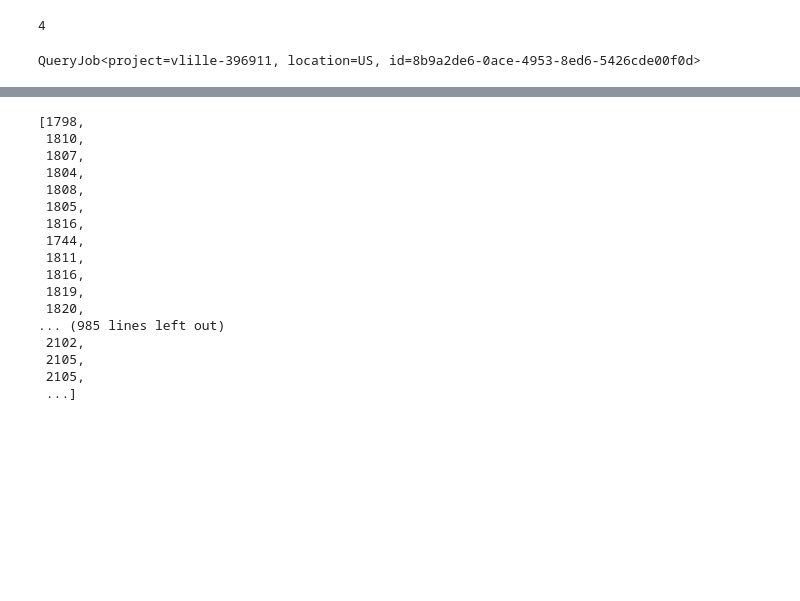
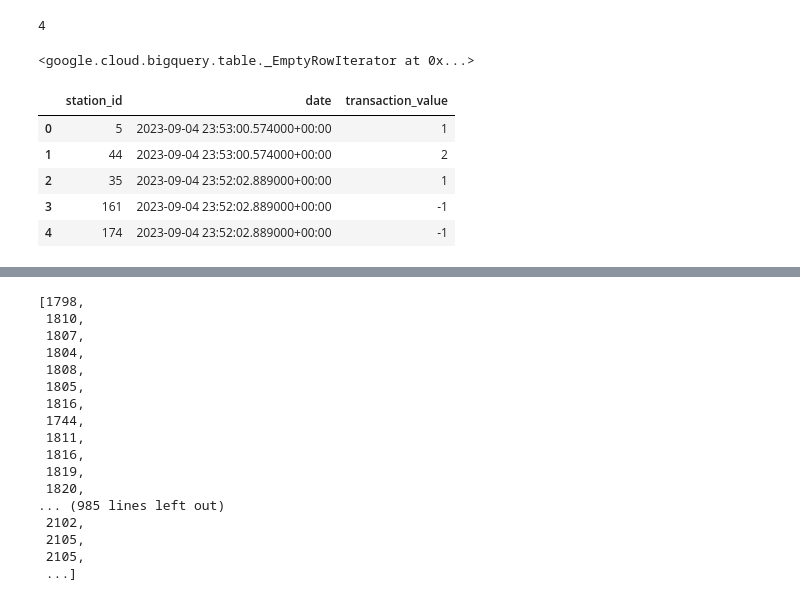
Before and after one commit to yzpt/vlille_gcp, a Jupyter notebook: dashboard/nb.ipynb, the cells around one changed output, grey strips where cells are left out. Drawn from its saved outputs; the diff is of its cells as text; code cells hidden in the pictures; blank space fills up the shorter version.

```diff
--- a/dashboard/nb.ipynb
+++ b/dashboard/nb.ipynb
@@ -275,24 +275,22 @@ def handle_marker_click(station_libelle, nb_days_ago):
 # nom, libelle, date,value
 
 query = """
-CREATE OR REPLACE TABLE `vlille-396911.flask_dataset.transactions_test` AS
+CREATE OR REPLACE TABLE `vlille-gcp.vlille_gcp_dataset.transactions_test` AS
 WITH RankedTransactions AS (
   SELECT
-    nom,
-    libelle,
-    datemiseajour AS date,
-    nbvelosdispo AS nbvelosdispo_current,
-    LAG(nbvelosdispo, 1) OVER (PARTITION BY nom ORDER BY datemiseajour) AS nbvelosdispo_previous
+    station_id,
+    record_timestamp AS date,
+    nb_velos_dispo AS nbvelosdispo_current,
+    LAG(nb_velos_dispo, 1) OVER (PARTITION BY station_id ORDER BY record_timestamp) AS nbvelosdispo_previous
   FROM
-    `vlille-396911.flask_dataset.data_rm_duplicate`
+    `vlille-gcp.vlille_gcp_dataset.records`
 
-  WHERE datemiseajour >= '2023-08-25' and datemiseajour <= '2023-09-15'
+  WHERE DATE(record_timestamp) >= '2023-08-25'
 )
 
 SELECT
-  nom,
+  station_id,
   date,
-  libelle,
   IFNULL(nbvelosdispo_previous, 0) - nbvelosdispo_current AS transaction_value
 FROM
   RankedTransactions
@@ -302,10 +300,31 @@ WHERE
 ORDER BY
   date DESC;
   """
+
+# Run the BigQuery query
+query_job = client.query(query)
+results = query_job.result()
+results
+# %% [output]
+<google.cloud.bigquery.table._EmptyRowIterator at 0x...>
-# %%
-client.query(query)
-# %% [output]
-QueryJob<project=vlille-396911, location=US, id=8b9a2de6-0ace-4953-8ed6-5426cde00f0d>
+# %%
+import  pandas as pd
+
+query = """
+SELECT *
+    FROM `vlille-gcp.vlille_gcp_dataset.transactions_test`
+    ORDER BY date DESC
+    LIMIT 5
+"""
+
+client.query(query).result().to_dataframe()
+# %% [output]
+|  | station_id | date | transaction_value |
+| 0 | 5 | 2023-09-04 23:53:00.574000+00:00 | 1 |
+| 1 | 44 | 2023-09-04 23:53:00.574000+00:00 | 2 |
+| 2 | 35 | 2023-09-04 23:52:02.889000+00:00 | 1 |
+| 3 | 161 | 2023-09-04 23:52:02.889000+00:00 | -1 |
+| 4 | 174 | 2023-09-04 23:52:02.889000+00:00 | -1 |
 # %%
 from google.cloud import bigquery
 from datetime import datetime, timedelta
```
Also changed, not shown: parts of 8 cells of this notebook, 3 other files.
